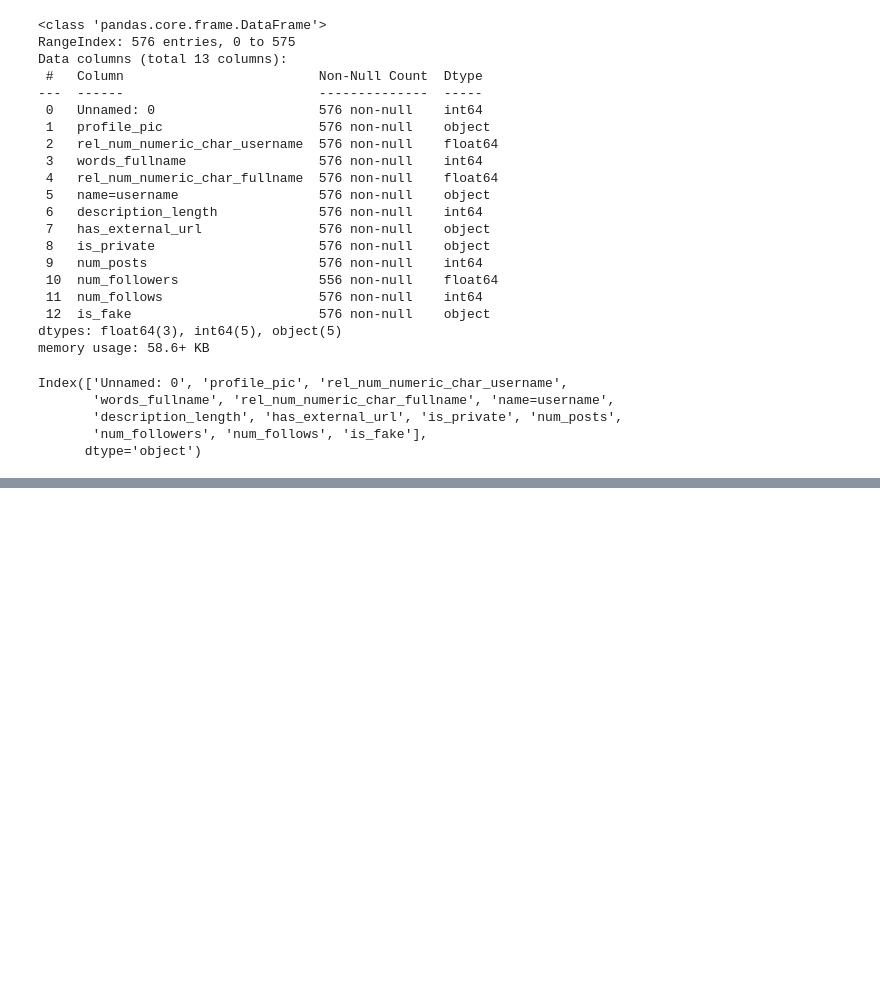
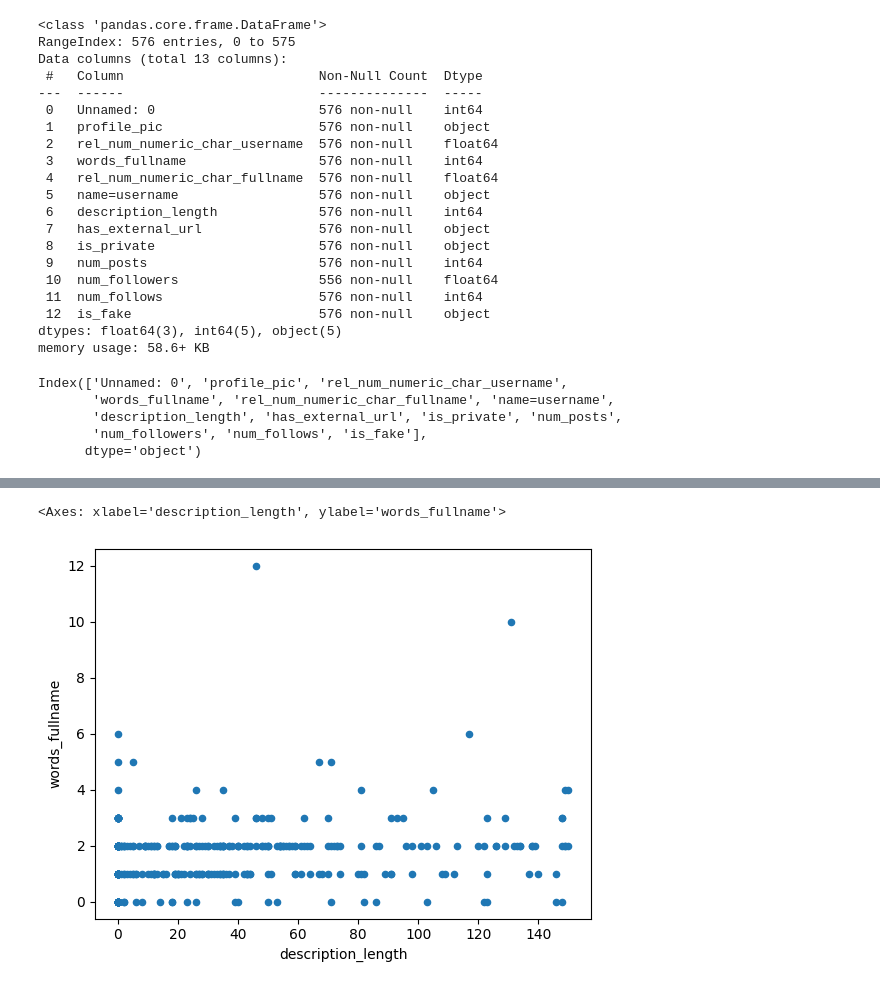
Before and after one commit to lisakleinrubatscher/data-science-SS25, a Jupyter notebook: code/lektion_02b.ipynb, the cells around one changed output, grey strips where cells are left out. Cells and saved outputs as stored; diff of their text form; code cells hidden in the pictures; blank space fills up the shorter version.

```diff
--- a/code/lektion_02b.ipynb
+++ b/code/lektion_02b.ipynb
@@ -47,0 +109,8 @@ Index(['Unnamed: 0', 'profile_pic', 'rel_num_numeric_char_username',
+# %%
+X.plot(
+    kind = "scatter",
+    x = "description_length",
+    y = "words_fullname")
+# %% [output]
+<Axes: xlabel='description_length', ylabel='words_fullname'>
+[figure, added]
```
Also changed, not shown: parts of 17 cells of this notebook.
